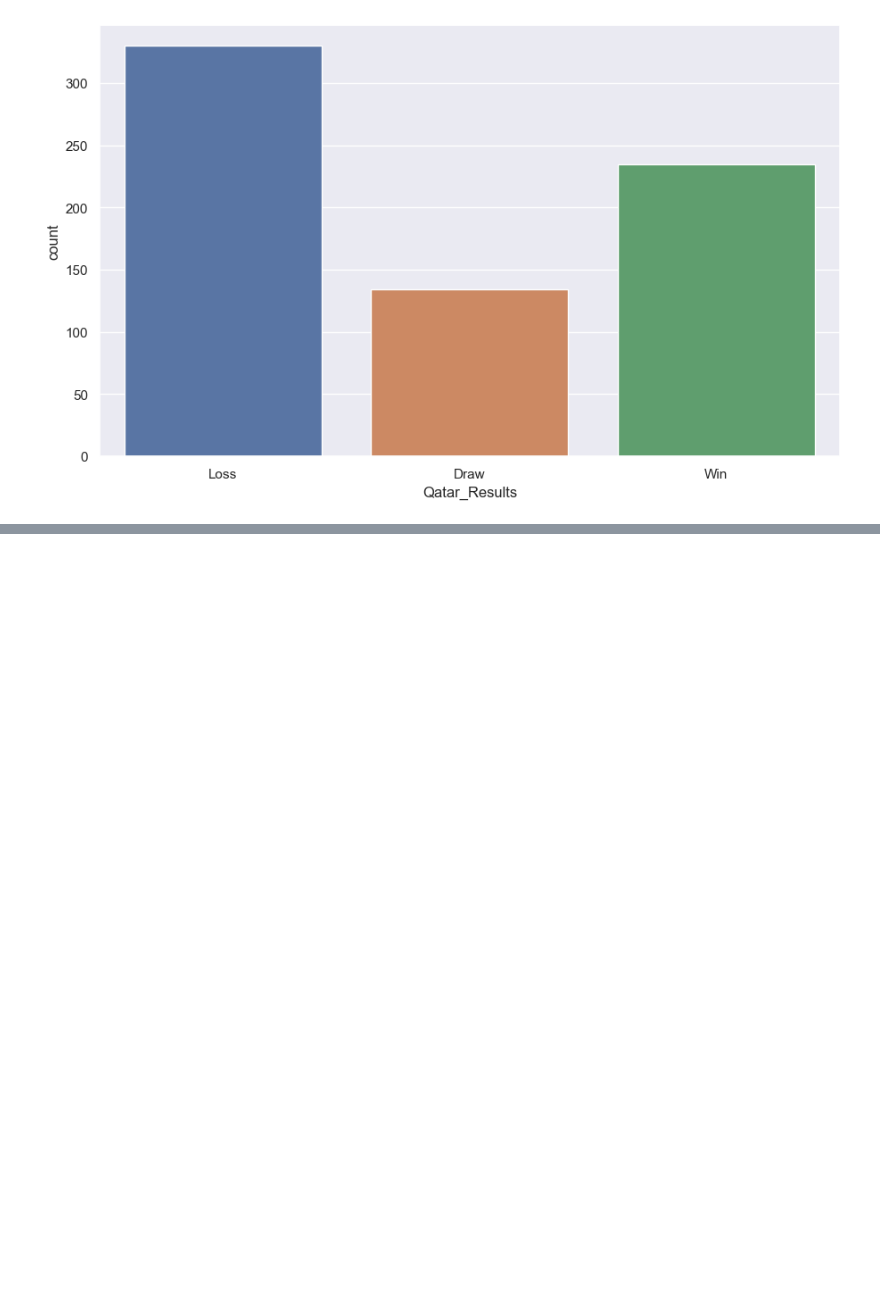
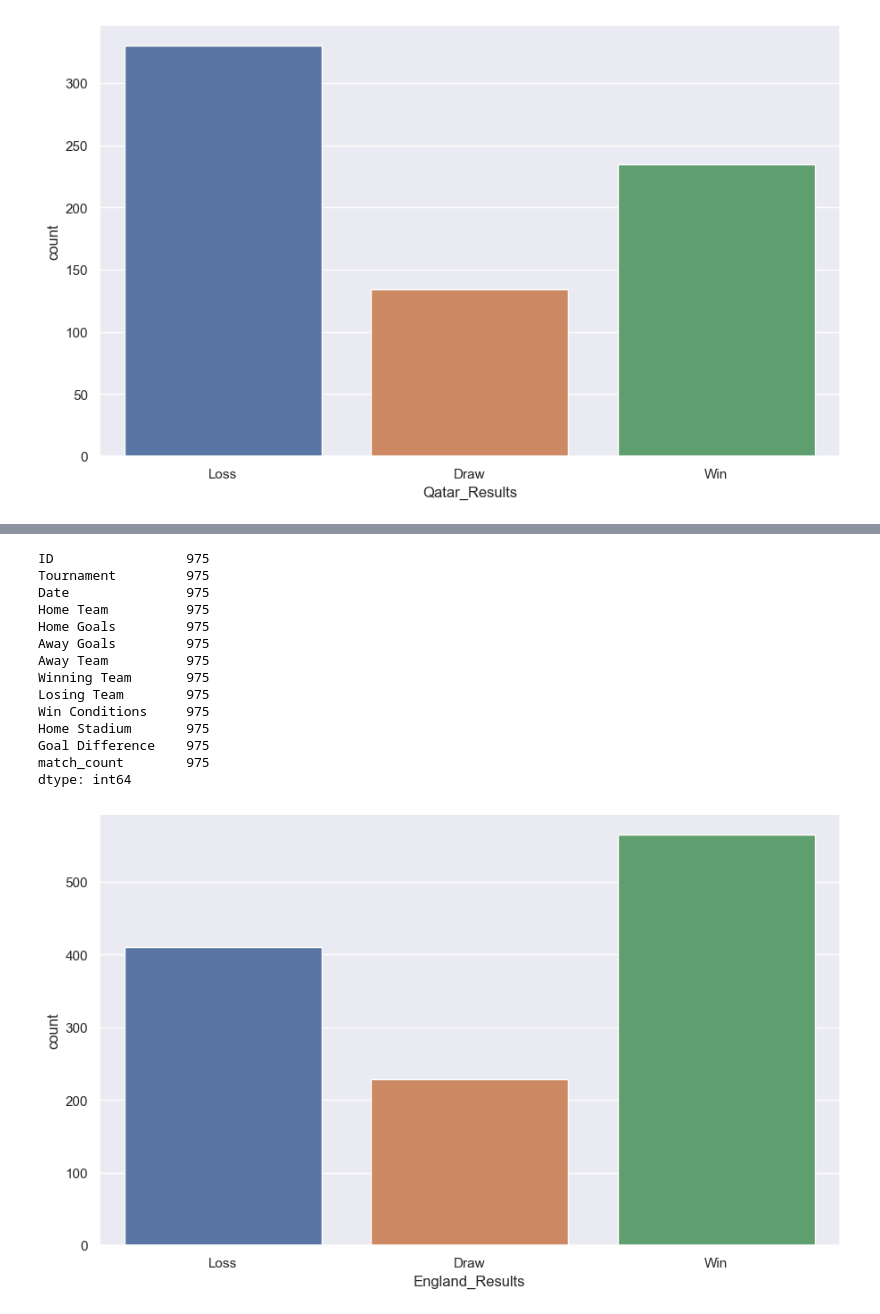
Before and after one commit to kimnamhyeon0112/2022-2_OSP_Final_Project, a Jupyter notebook: Qatar_WC_Prediction.ipynb, the cells around one changed output, grey strips where cells are left out. Cells and saved outputs as stored; diff of their text form; code cells hidden in the pictures; blank space fills up the shorter version.

```diff
--- a/Qatar_WC_Prediction.ipynb
+++ b/Qatar_WC_Prediction.ipynb
@@ -227,0 +421,45 @@ sns.countplot(x='Qatar_Results', data=winsdf)
+# %%
+# 잉글랜드
+df = df4[(df4['Home Team'] == 'England') | (df4['Away Team'] == 'England')]
+England = df.iloc[:]
+England.head(len(df4))
+
+year = []
+for row in England['Date']:
+    year.append(int(row[:4]))
+England['match_count'] = year
+England_match = England[England.match_count >= 1800]
+
+wins = []
+for row in England_match['Winning Team']:
+    if row == 'England':
+        wins.append('Win')
+    else:
+        if row != 'England':
+            wins.append('Loss')
+        if row == 'Draw':
+            wins.append('Draw')
+winsdf= pd.DataFrame(wins, columns=['England_Results'])
+
+# #plotting
+fig, ax = plt.subplots(1)
+fig.set_size_inches(10.7, 6.27)
+sns.set(style='darkgrid')
+sns.countplot(x='England_Results', data=winsdf)
+England_match.count()
+# %% [output]
+ID                 975
+Tournament         975
+Date               975
+Home Team          975
+Home Goals         975
+Away Goals         975
+Away Team          975
+Winning Team       975
+Losing Team        975
+Win Conditions     975
+Home Stadium       975
+Goal Difference    975
+match_count        975
+dtype: int64
+[figure, added]
```
Also changed, not shown: parts of 34 cells of this notebook.
